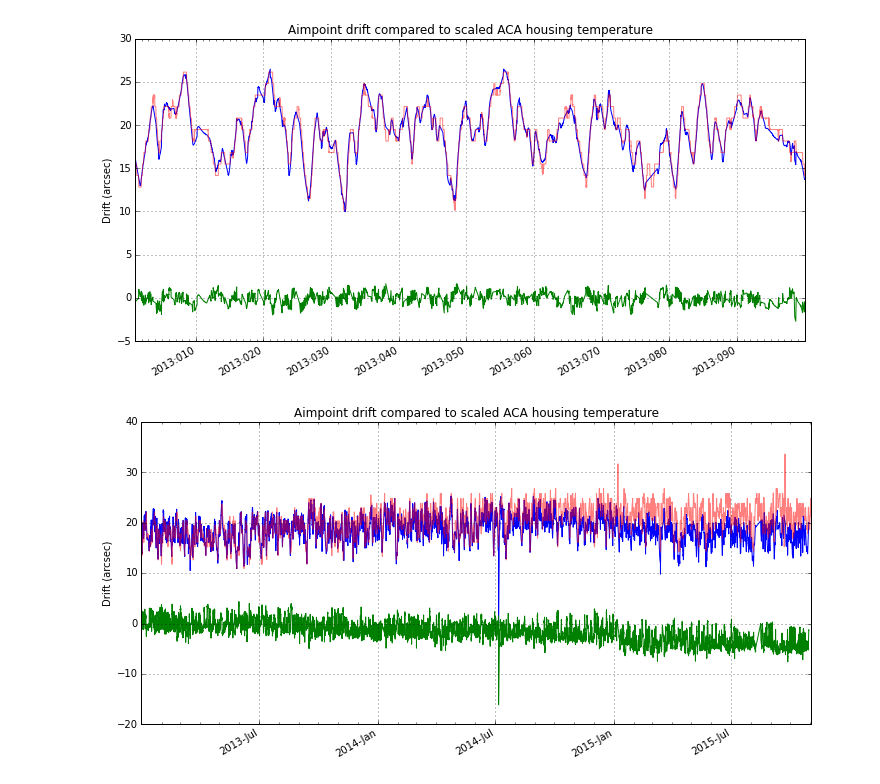
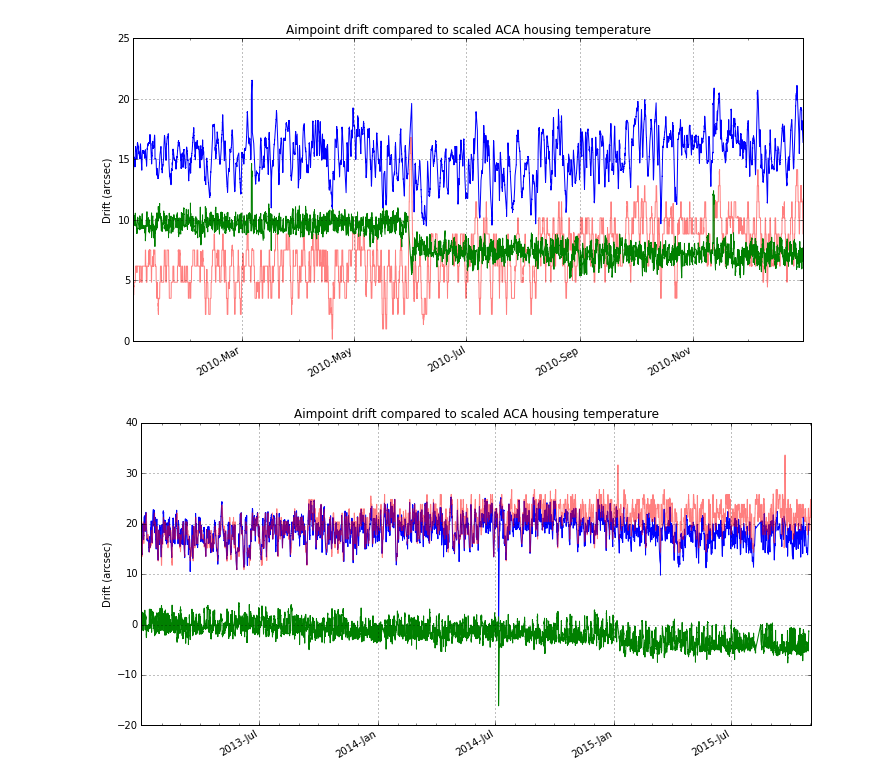
Before and after one commit to sot/aimpoint_mon, a Jupyter notebook: aimpoint_jumps.ipynb, the cells around one changed output. Cells and saved outputs as stored; diff of their text form; code cells hidden in the pictures.

Commit message:
Update aimpoint jumps notebook

```diff
--- a/aimpoint_jumps.ipynb
+++ b/aimpoint_jumps.ipynb
@@ -81,5 +81,5 @@ def plot_aimpoint_aca_temp(axis, scale, start='2011:200', stop=None):
     dy = aok[axis] - y_interp
     plot_cxctime(aok['time'], dy, 'g-')
 # %%
-plot_aimpoint_aca_temp('dy', 0.1 * 20, start='2013:001', stop='2013:100')
+plot_aimpoint_aca_temp('dy', 0.1 * 20, start='2010:001', stop='2010:365')
 # %% [output]
@@ -86,4 +87,4 @@ plot_aimpoint_aca_temp('dy', 0.1 * 20, start='2013:001', stop='2013:100')
-[figure, old version]
+[figure, new version]
 # %%
 plot_aimpoint_aca_temp('dz', 0.065 * 20, start='2013:001')
 # %% [output]
```
Also changed, not shown: parts of 5 cells of this notebook.
